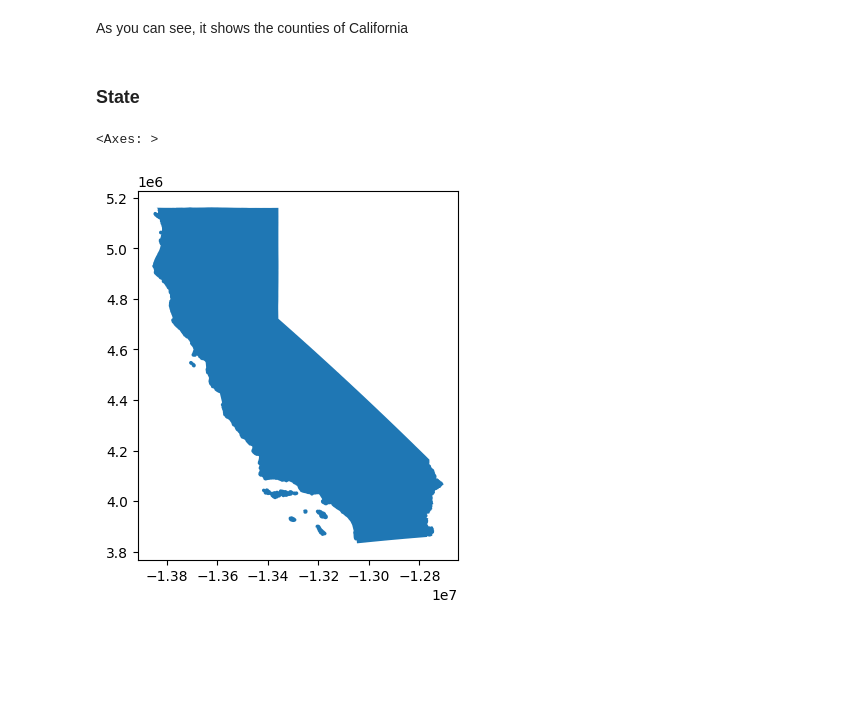
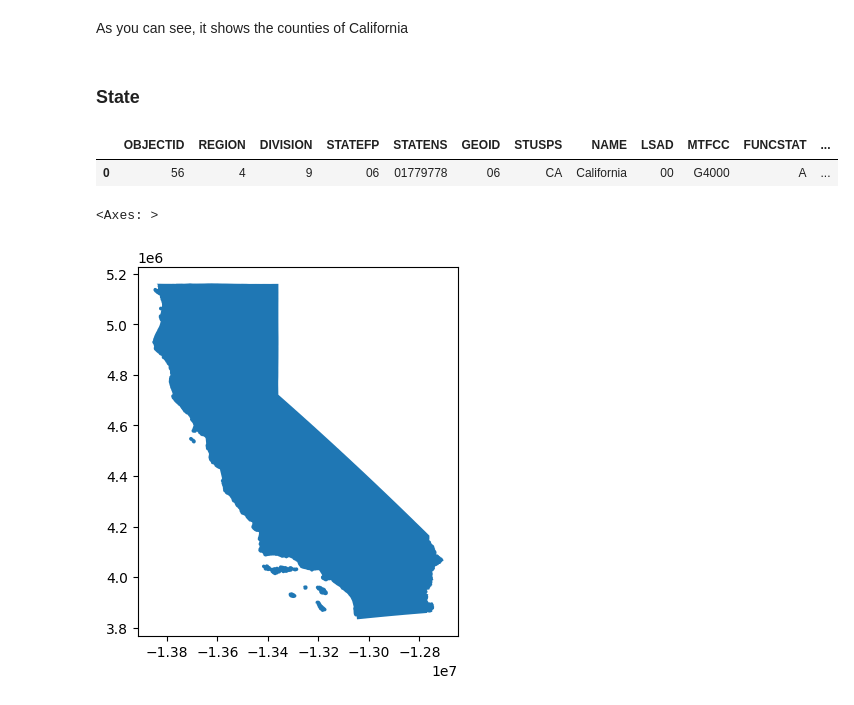
Before and after one commit to HowardChen0211/gisPy, a Jupyter notebook: ProblemSet_0_map.ipynb, the cells around one changed output. Drawn from its saved outputs; the diff is of its cells as text; code cells hidden in the pictures; blank space fills up the shorter version.

```diff
--- a/ProblemSet_0_map.ipynb
+++ b/ProblemSet_0_map.ipynb
@@ -93,6 +97,10 @@ As you can see, it shows the counties of California
 ### State
 # %%
 ca_state = gpd.read_file('CA_State.shp') # load the shapefile with gpd as ca_state
+ca_state.head() # see the first 5 rows
+# %% [output]
+|  | OBJECTID | REGION | DIVISION | STATEFP | STATENS | GEOID | STUSPS | NAME | LSAD | MTFCC | FUNCSTAT | ... |
+| 0 | 56 | 4 | 9 | 06 | 01779778 | 06 | CA | California | 00 | G4000 | A | ... |
 # %%
 # make the map
 ca_state.plot()
```
Also changed, not shown: parts of 7 cells of this notebook.
